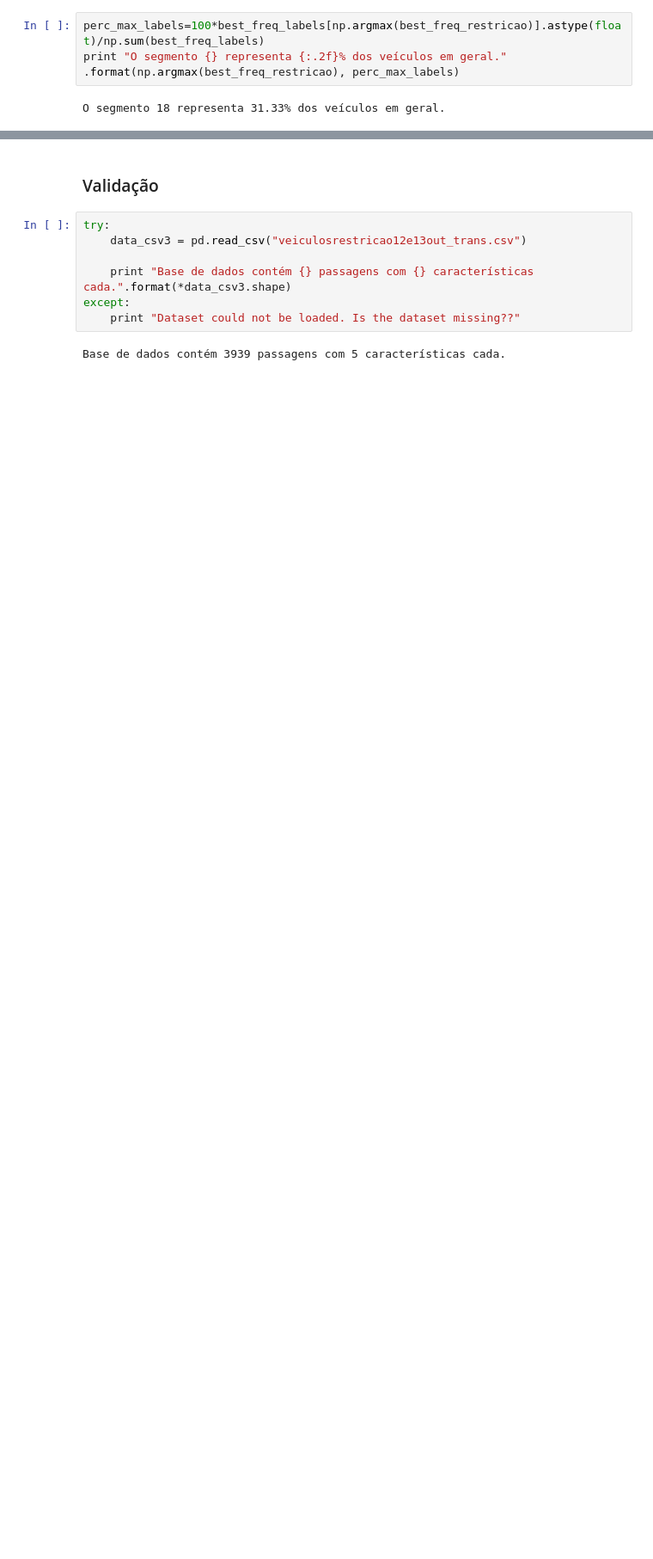
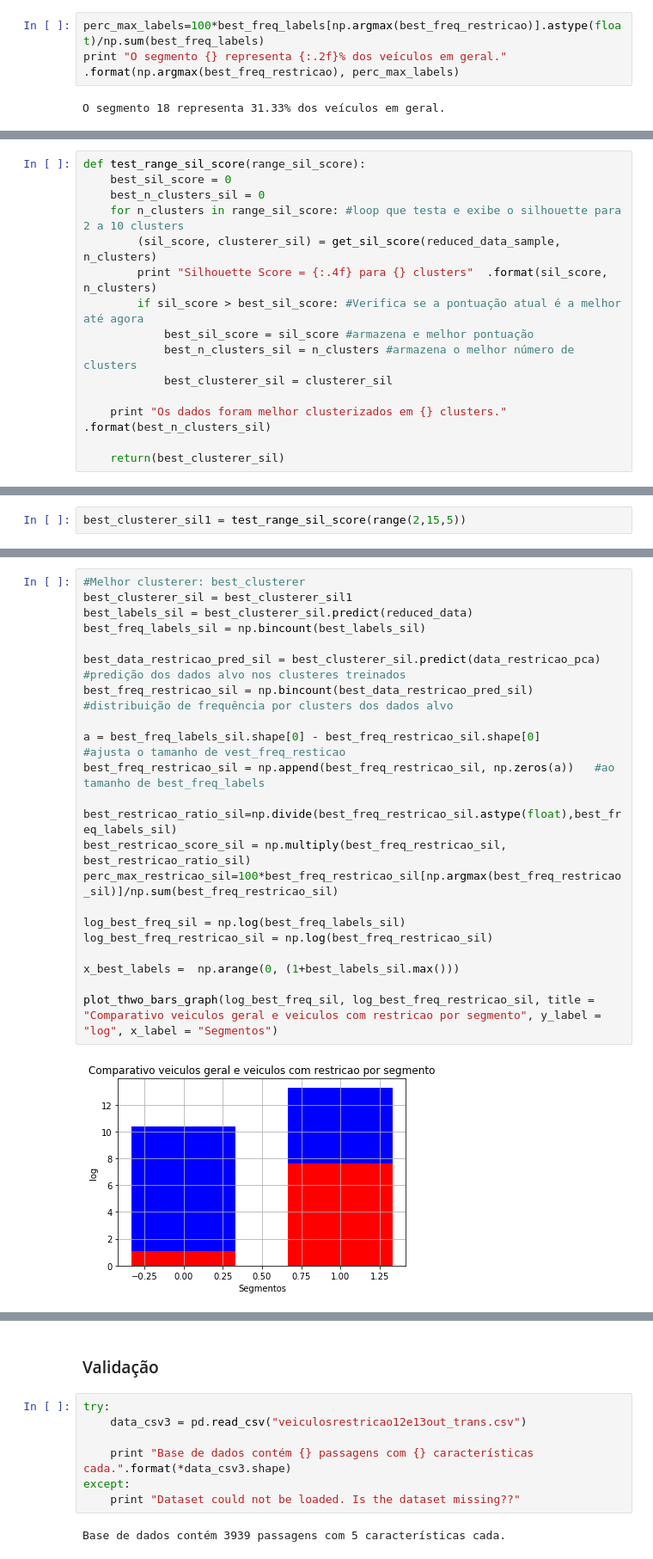
Before and after one commit to jessebr2/analise-rotas-veiculos-capstone-project, a Jupyter notebook: Analise_de_rotas_de_veiculos.ipynb, the cells around one changed output, grey strips where cells are left out. Shown at 86% size. Cells and saved outputs as stored; diff of their text form; blank space fills up the shorter version.

Commit message:
new file:   Analise_de_rotas_de_veiculos.html - versão final para segunda submissão 	modified:   Analise_de_rotas_de_veiculos.ipynb - versão final para segunda submissão

```diff
--- a/Analise_de_rotas_de_veiculos.ipynb
+++ b/Analise_de_rotas_de_veiculos.ipynb
@@ -565,0 +578,15 @@ O segmento 18 representa 31.33% dos veículos em geral.
+# %%
+def test_range_sil_score(range_sil_score):
+    best_sil_score = 0
+    best_n_clusters_sil = 0
+    for n_clusters in range_sil_score: #loop que testa e exibe o silhouette para 2 a 10 clusters
+        (sil_score, clusterer_sil) = get_sil_score(reduced_data_sample, n_clusters)
+        print "Silhouette Score = {:.4f} para {} clusters"  .format(sil_score, n_clusters)
+        if sil_score > best_sil_score: #Verifica se a pontuação atual é a melhor até agora
+            best_sil_score = sil_score #armazena e melhor pontuação
+            best_n_clusters_sil = n_clusters #armazena o melhor número de clusters
+            best_clusterer_sil = clusterer_sil
+
+    print "Os dados foram melhor clusterizados em {} clusters." .format(best_n_clusters_sil)
+
+    return(best_clusterer_sil)
@@ -565,0 +598,2 @@ O segmento 18 representa 31.33% dos veículos em geral.
+# %%
+best_clusterer_sil1 = test_range_sil_score(range(2,15,5))
@@ -565,0 +613,24 @@ O segmento 18 representa 31.33% dos veículos em geral.
+# %%
+#Melhor clusterer: best_clusterer
+best_clusterer_sil = best_clusterer_sil1
+best_labels_sil = best_clusterer_sil.predict(reduced_data)
+best_freq_labels_sil = np.bincount(best_labels_sil)
+
+best_data_restricao_pred_sil = best_clusterer_sil.predict(data_restricao_pca) #predição dos dados alvo nos clusteres treinados
+best_freq_restricao_sil = np.bincount(best_data_restricao_pred_sil) #distribuição de frequência por clusters dos dados alvo
+
+a = best_freq_labels_sil.shape[0] - best_freq_restricao_sil.shape[0]        #ajusta o tamanho de vest_freq_resticao
+best_freq_restricao_sil = np.append(best_freq_restricao_sil, np.zeros(a))   #ao tamanho de best_freq_labels
+
+best_restricao_ratio_sil=np.divide(best_freq_restricao_sil.astype(float),best_freq_labels_sil)
+best_restricao_score_sil = np.multiply(best_freq_restricao_sil, best_restricao_ratio_sil)
+perc_max_restricao_sil=100*best_freq_restricao_sil[np.argmax(best_freq_restricao_sil)]/np.sum(best_freq_restricao_sil)
+
+log_best_freq_sil = np.log(best_freq_labels_sil)
+log_best_freq_restricao_sil = np.log(best_freq_restricao_sil)
+
+x_best_labels =  np.arange(0, (1+best_labels_sil.max()))
+
+plot_thwo_bars_graph(log_best_freq_sil, log_best_freq_restricao_sil, title = "Comparativo veiculos geral e veiculos com restricao por segmento", y_label = "log", x_label = "Segmentos")
+# %% [output]
+[figure, added]
```
Also changed, not shown: parts of 17 cells of this notebook, 1 other file.
